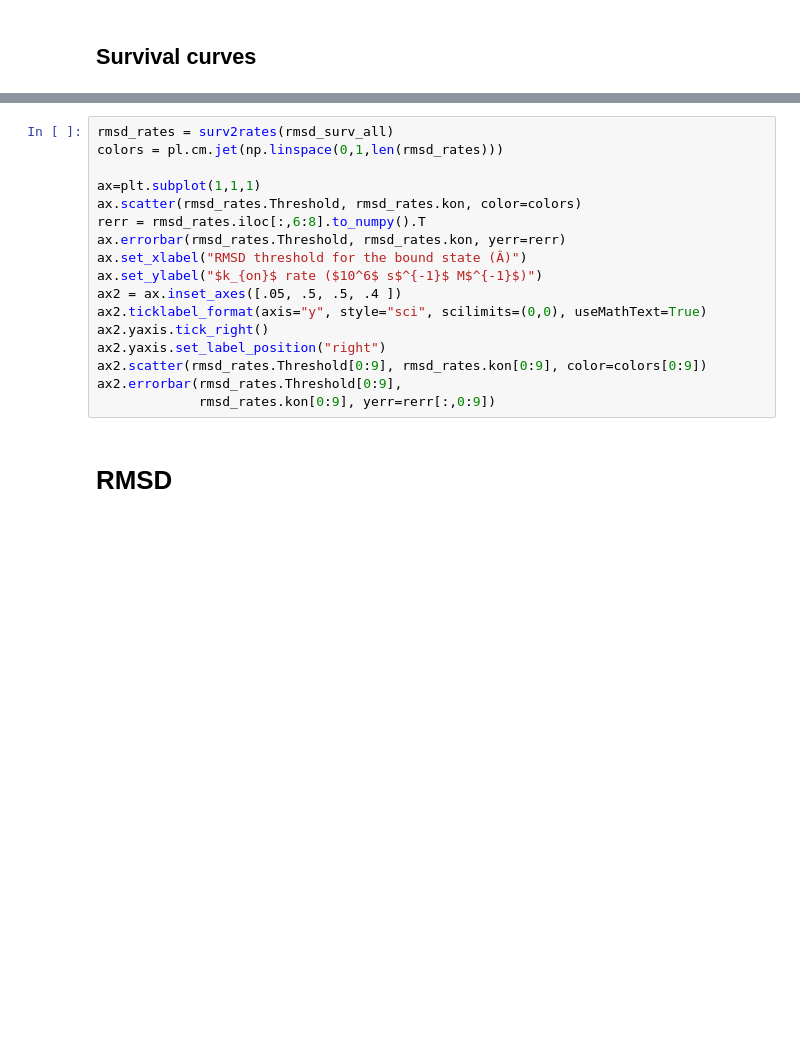
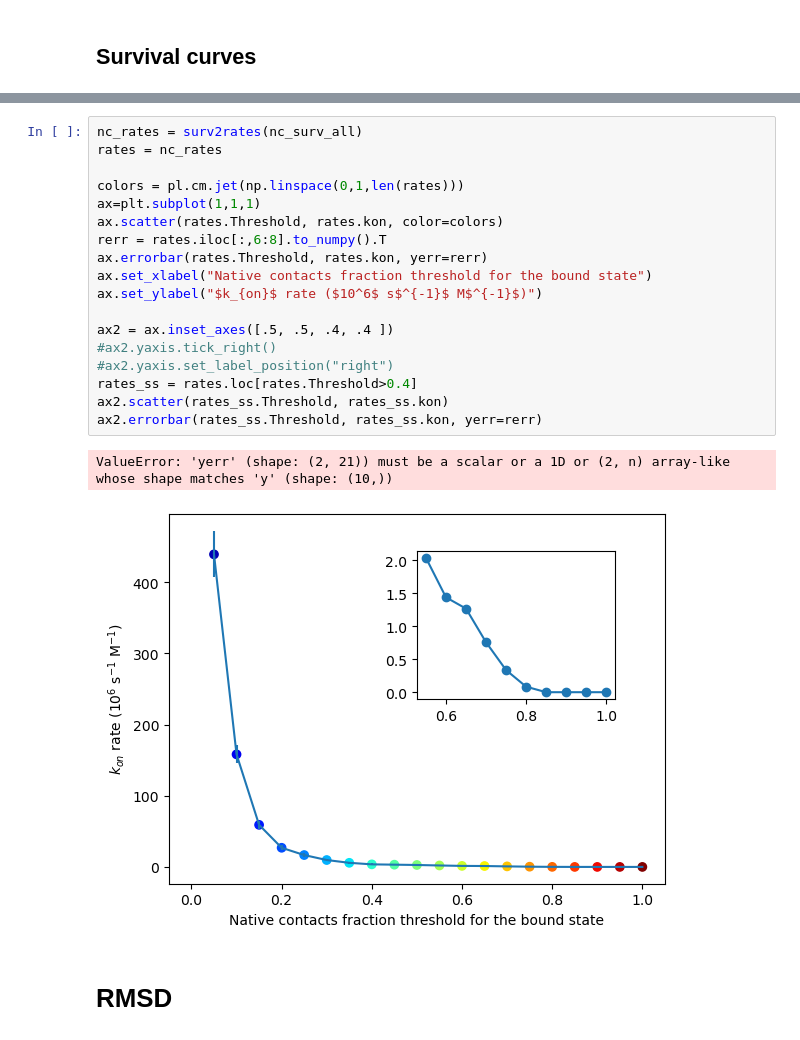
Before and after one commit to giorginolab/sh2-som, a Jupyter notebook: 2-survival-plots.ipynb, the cells around one changed output, grey strips where cells are left out. Saved outputs shown, nothing was run; the diff lists cells and outputs as text; blank space fills up the shorter version.

```diff
--- a/2-survival-plots.ipynb
+++ b/2-survival-plots.ipynb
@@ -188,20 +188,24 @@ plot_surv(nc_surv_all)
 # %%
-rmsd_rates = surv2rates(rmsd_surv_all)
-colors = pl.cm.jet(np.linspace(0,1,len(rmsd_rates)))
+nc_rates = surv2rates(nc_surv_all)
+rates = nc_rates
 
+colors = pl.cm.jet(np.linspace(0,1,len(rates)))
 ax=plt.subplot(1,1,1)
-ax.scatter(rmsd_rates.Threshold, rmsd_rates.kon, color=colors)
-rerr = rmsd_rates.iloc[:,6:8].to_numpy().T
-ax.errorbar(rmsd_rates.Threshold, rmsd_rates.kon, yerr=rerr)
-ax.set_xlabel("RMSD threshold for the bound state (Â)")
+ax.scatter(rates.Threshold, rates.kon, color=colors)
+rerr = rates.iloc[:,6:8].to_numpy().T
+ax.errorbar(rates.Threshold, rates.kon, yerr=rerr)
+ax.set_xlabel("Native contacts fraction threshold for the bound state")
 ax.set_ylabel("$k_{on}$ rate ($10^6$ s$^{-1}$ M$^{-1}$)")
-ax2 = ax.inset_axes([.05, .5, .5, .4 ])
-ax2.ticklabel_format(axis="y", style="sci", scilimits=(0,0), useMathText=True)
-ax2.yaxis.tick_right()
-ax2.yaxis.set_label_position("right")
-ax2.scatter(rmsd_rates.Threshold[0:9], rmsd_rates.kon[0:9], color=colors[0:9])
-ax2.errorbar(rmsd_rates.Threshold[0:9],
-             rmsd_rates.kon[0:9], yerr=rerr[:,0:9])
+
+ax2 = ax.inset_axes([.5, .5, .4, .4 ])
+#ax2.yaxis.tick_right()
+#ax2.yaxis.set_label_position("right")
+rates_ss = rates.loc[rates.Threshold>0.4]
+ax2.scatter(rates_ss.Threshold, rates_ss.kon)
+ax2.errorbar(rates_ss.Threshold, rates_ss.kon, yerr=rerr)
+# %% [output]
+ValueError: 'yerr' (shape: (2, 21)) must be a scalar or a 1D or (2, n) array-like whose shape matches 'y' (shape: (10,))
+[figure, added]
 # %% [markdown]
 # RMSD
 # %%
```
Also changed, not shown: parts of 2 cells of this notebook.
